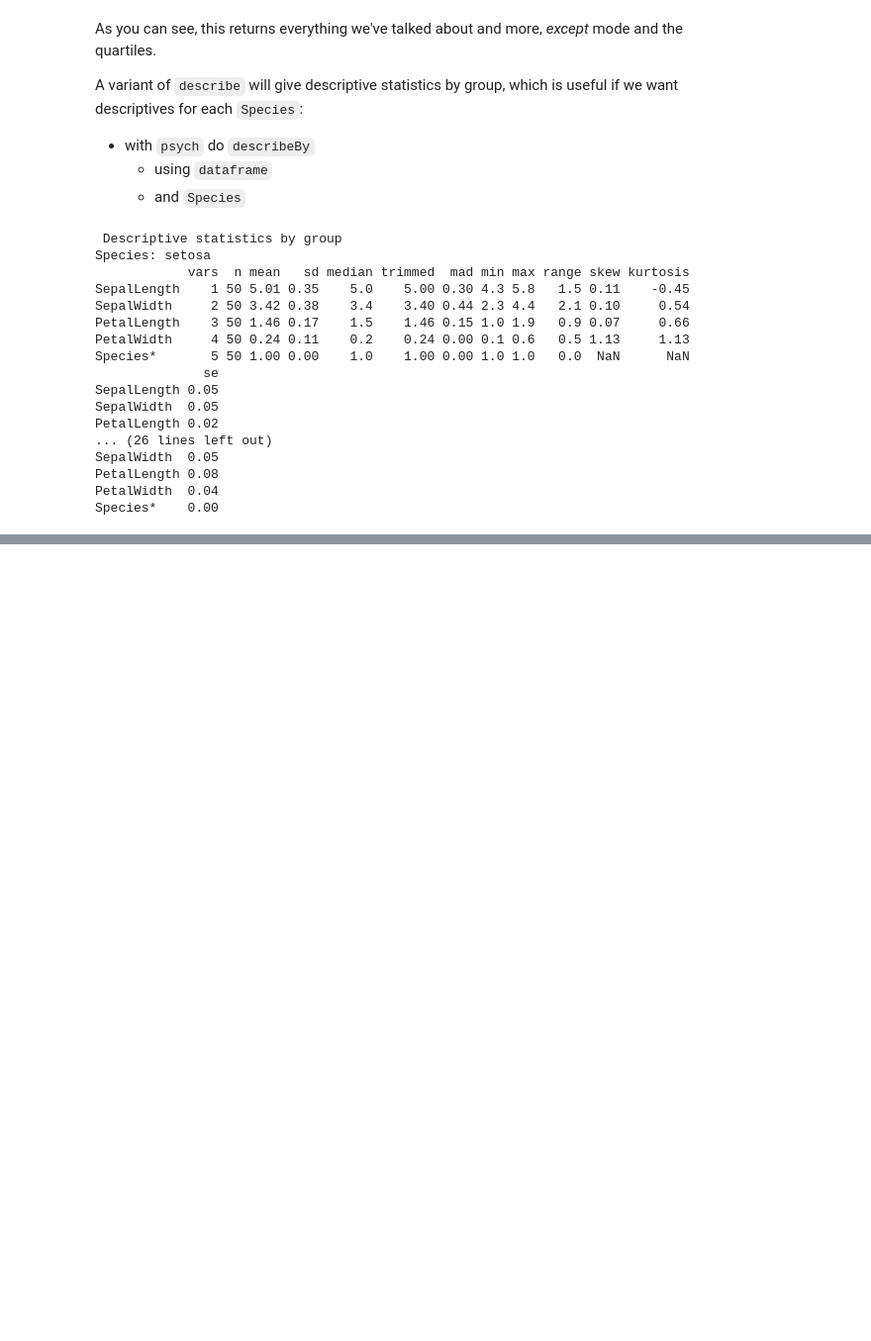
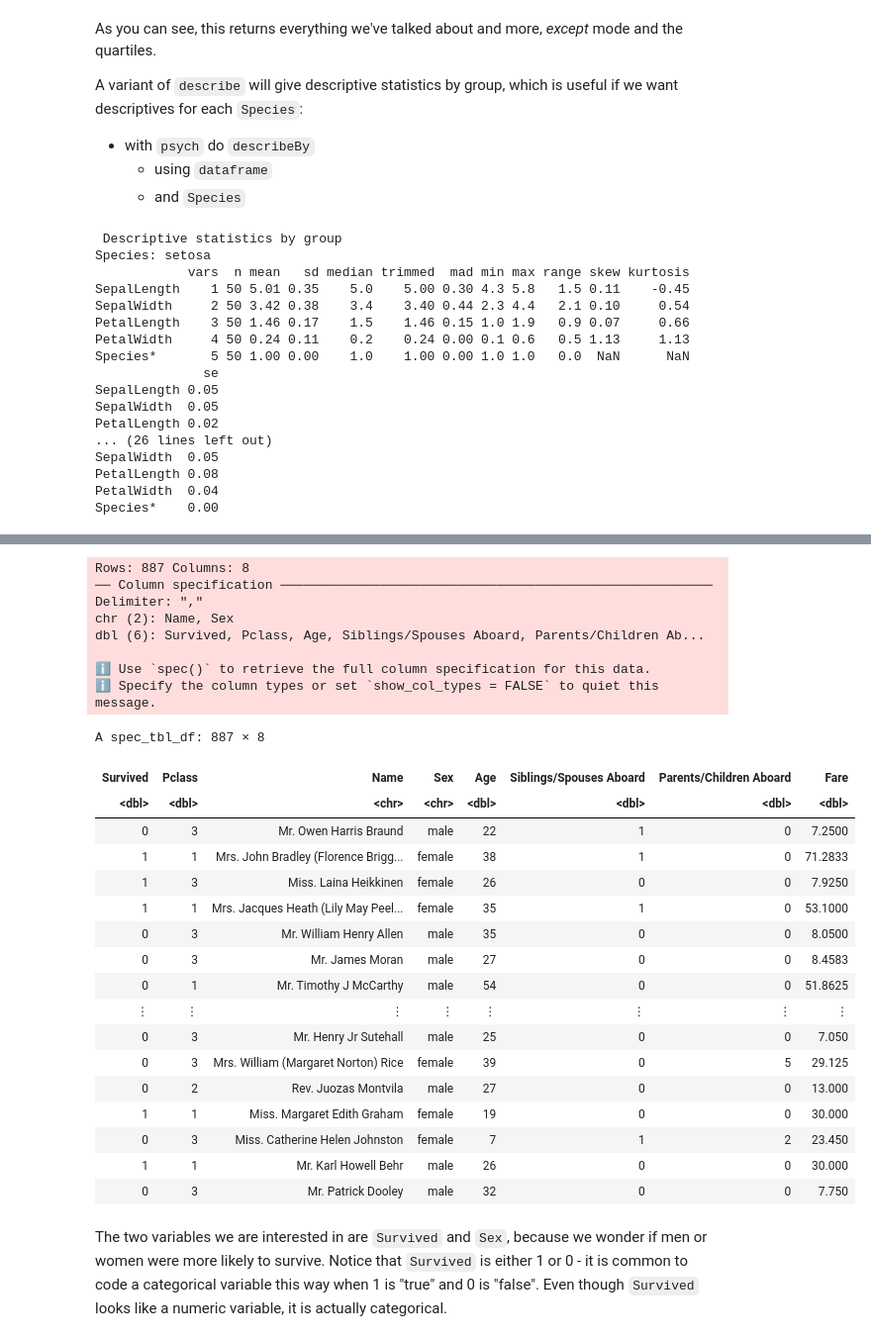
Before and after one commit to memphis-iis/datawhys-content-r-basic-blocks-workshop, a Jupyter notebook: datawhys-content-r-basic-blocks-workshop.ipynb, the cells around one changed output, grey strips where cells are left out. Shown at 99% size. Saved outputs shown, nothing was run; the diff lists cells and outputs as text; code cells hidden in the pictures; blank space fills up the shorter version.

```diff
--- a/datawhys-content-r-basic-blocks-workshop.ipynb
+++ b/datawhys-content-r-basic-blocks-workshop.ipynb
@@ -1312,0 +1699,37 @@ https://github.com/memphis-iis/datawhys-content-notebooks-r/blob/3a35228bbbf394f
+# %%
+dataframe = readr::read_csv("datasets/titanic.csv")
+
+dataframe
+
+#<xml xmlns="https://developers.google.com/blockly/xml"><variables><variable id="t[n^Fcp7,s93E17ZZ9J6">dataframe</variable><variable id="(cA1)X2lCPQio$W{:j4y">readr</variable></variables><block type="variables_set" id="QprsrLvZ_G:y4$!@2*d#" x="14" y="200"><field name="VAR" id="t[n^Fcp7,s93E17ZZ9J6">dataframe</field><value name="VALUE"><block type="varDoMethod_R" id="Vlve5LFZN={Wl--YH)%L"><mutation items="1"></mutation><field name="VAR" id="(cA1)X2lCPQio$W{:j4y">readr</field><field name="MEMBER">read_csv</field><data>readr:read_csv</data><value name="ADD0"><block type="text" id="HyH?(x3/MuPXE`T5;)[@"><field name="TEXT">datasets/titanic.csv</field></block></value></block></value></block><block type="variables_get" id="8~]Fa,S{rS(6g?GWMb|m" x="8" y="300"><field name="VAR" id="t[n^Fcp7,s93E17ZZ9J6">dataframe</field></block></xml>
+# %% [output]
+Rows: 887 Columns: 8
+── Column specification ────────────────────────────────────────────────────────
+Delimiter: ","
+chr (2): Name, Sex
+dbl (6): Survived, Pclass, Age, Siblings/Spouses Aboard, Parents/Children Ab...
+
+ℹ Use `spec()` to retrieve the full column specification for this data.
+ℹ Specify the column types or set `show_col_types = FALSE` to quiet this message.
+A spec_tbl_df: 887 × 8
+| Survived | Pclass | Name | Sex | Age | Siblings/Spouses Aboard | Parents/Children Aboard | Fare |
+| <dbl> | <dbl> | <chr> | <chr> | <dbl> | <dbl> | <dbl> | <dbl> |
+| 0 | 3 | Mr. Owen Harris Braund | male | 22 | 1 | 0 | 7.2500 |
+| 1 | 1 | Mrs. John Bradley (Florence Brigg... | female | 38 | 1 | 0 | 71.2833 |
+| 1 | 3 | Miss. Laina Heikkinen | female | 26 | 0 | 0 | 7.9250 |
+| 1 | 1 | Mrs. Jacques Heath (Lily May Peel... | female | 35 | 1 | 0 | 53.1000 |
+| 0 | 3 | Mr. William Henry Allen | male | 35 | 0 | 0 | 8.0500 |
+| 0 | 3 | Mr. James Moran | male | 27 | 0 | 0 | 8.4583 |
+| 0 | 1 | Mr. Timothy J McCarthy | male | 54 | 0 | 0 | 51.8625 |
+| ⋮ | ⋮ | ⋮ | ⋮ | ⋮ | ⋮ | ⋮ | ⋮ |
+| 0 | 3 | Mr. Henry Jr Sutehall | male | 25 | 0 | 0 | 7.050 |
+| 0 | 3 | Mrs. William (Margaret Norton) Rice | female | 39 | 0 | 5 | 29.125 |
+| 0 | 2 | Rev. Juozas Montvila | male | 27 | 0 | 0 | 13.000 |
+| 1 | 1 | Miss. Margaret Edith Graham | female | 19 | 0 | 0 | 30.000 |
+| 0 | 3 | Miss. Catherine Helen Johnston | female | 7 | 1 | 2 | 23.450 |
+| 1 | 1 | Mr. Karl Howell Behr | male | 26 | 0 | 0 | 30.000 |
+| 0 | 3 | Mr. Patrick Dooley | male | 32 | 0 | 0 | 7.750 |
+# %% [markdown]
+The two variables we are interested in are `Survived` and `Sex`, because we wonder if men or women were more likely to survive.
+Notice that `Survived` is either 1 or 0 - it is common to code a categorical variable this way when 1 is "true" and 0 is "false".
+Even though `Survived` looks like a numeric variable, it is actually categorical.
```
Also changed, not shown: parts of 53 cells of this notebook, 11 other files.
